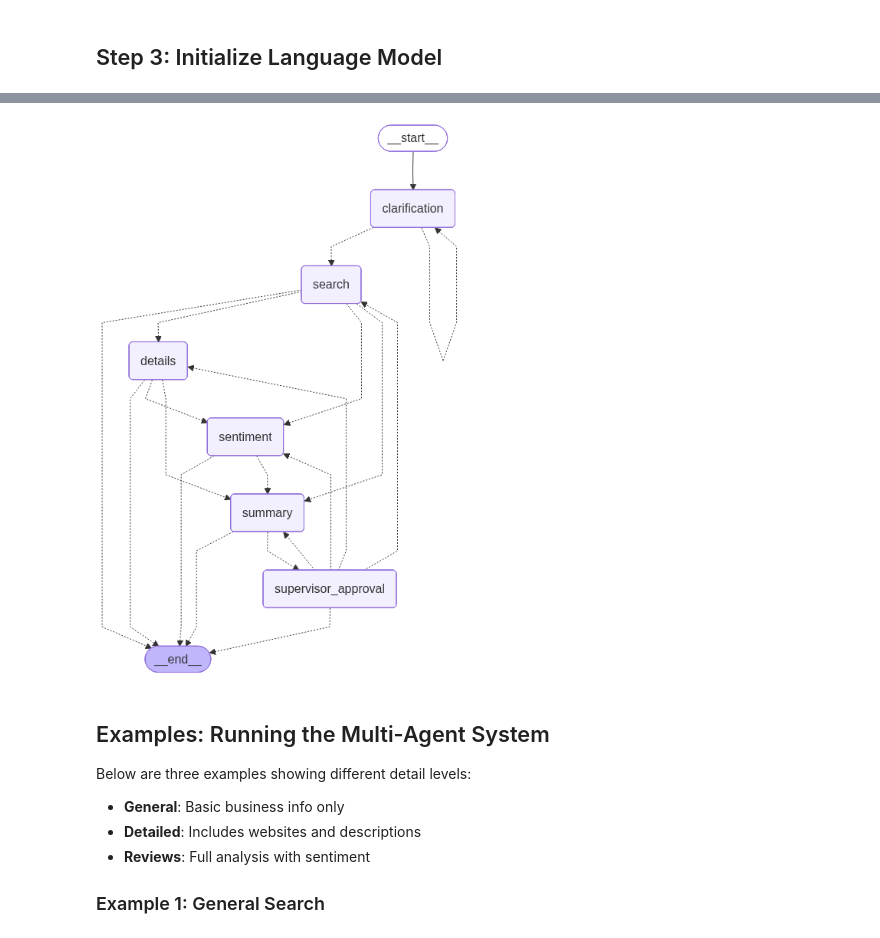
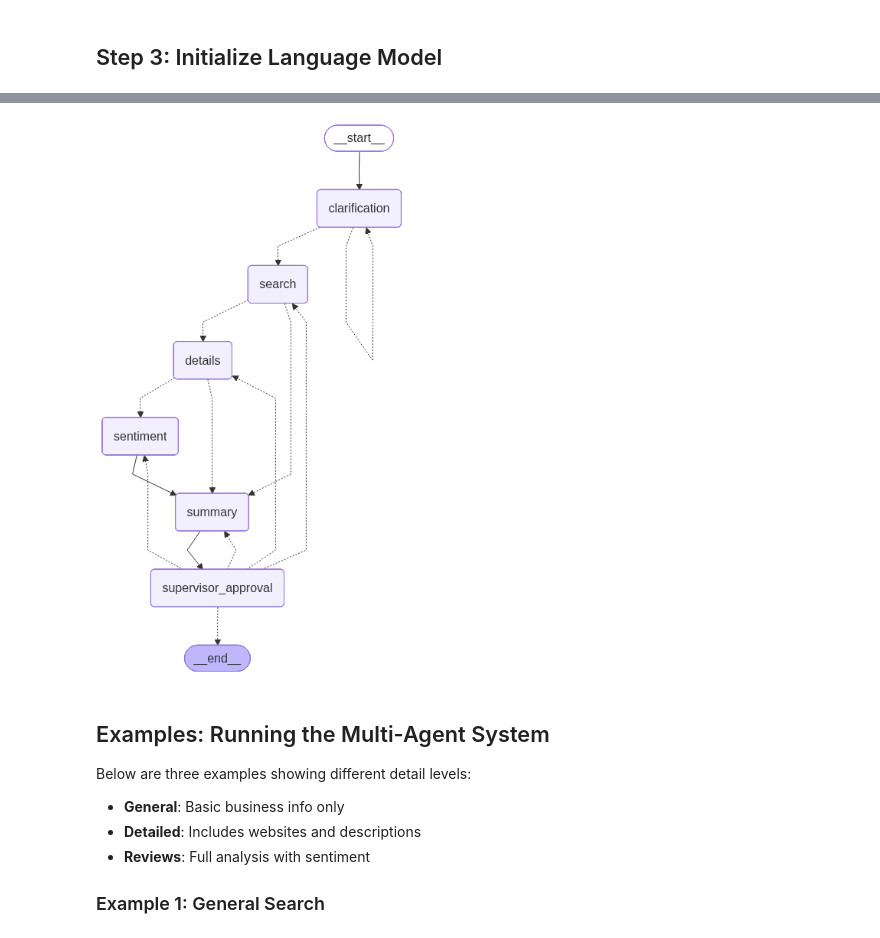
Before and after one commit to PacktPublishing/Building-Natural-Language-Pipelines, a Jupyter notebook: ch8/yelp-navigator/langgraph_multiagent_supervisor.ipynb, the cells around one changed output, grey strips where cells are left out. Drawn from its saved outputs; the diff is of its cells as text; code cells hidden in the pictures.

```diff
--- a/ch8/yelp-navigator/langgraph_multiagent_supervisor.ipynb
+++ b/ch8/yelp-navigator/langgraph_multiagent_supervisor.ipynb
@@ -92,16 +92,16 @@ else:
 # =============================================================================
 # STEP 2: Define Agent State
 # =============================================================================
-# AgentState is the "shared memory" for all agents in the workflow.
-# Each agent reads from and writes to this state as the workflow progresses.
+# AgentState is the "shared memory" for all nodes in the workflow.
+# Each node reads from and writes to this state as the workflow progresses.
 
 class AgentState(TypedDict):
-    """State shared across all agents in the workflow."""
+    """State shared across all nodes in the workflow."""
 
     # Conversation tracking
     messages: Annotated[List[BaseMessage], add]  # Full conversation history
 
-    # User intent (set by Clarification Agent)
+    # User intent (set by Clarification Node)
     user_query: str              # Original user question
     clarified_query: str         # What they're looking for (e.g., "Mexican restaurants")
     clarified_location: str      # Where to search (e.g., "Austin, Texas")
@@ -109,15 +109,15 @@ class AgentState(TypedDict):
 
     # Workflow control
     clarification_complete: bool  # True when ready to proceed to search
-    next_agent: str              # Which agent to call next (enables conditional routing)
+    next_agent: str              # Which node to call next (enables conditional routing)
 
-    # Agent results
-    agent_outputs: Dict[str, Any]  # Results from each agent (search, details, sentiment)
+    # Node results
+    agent_outputs: Dict[str, Any]  # Results from each node (search, details, sentiment)
 
     # Final output
     final_summary: str  # User-friendly response
 
-    # Quality control (for Supervisor Agent)
+    # Quality control (for Supervisor Approval Node)
     approval_attempts: int      # How many times supervisor has reviewed (max 2)
     needs_revision: bool        # True if summary needs improvement
     revision_feedback: str      # What to improve
@@ -135,35 +135,35 @@ llm = ChatOpenAI(model="gpt-4o", temperature=0)
 #             )
 # %%
 # =============================================================================
-# STEP 4: Create Agent Wrapper Functions
+# STEP 4: Create Node Wrapper Functions
 # =============================================================================
-# Wrappers pass the LLM to agents that need it for reasoning
+# Wrappers pass the LLM to nodes that need it for reasoning
 
 def clarification_agent_wrapper(state: AgentState) -> AgentState:
     """Extracts query, location, and detail level from user input."""
-    return clarification_agent(state, llm)
+    return clarification_node(state, llm)
 
 def supervisor_approval_agent_wrapper(state: AgentState) -> AgentState:
     """Reviews summary quality and decides if revision is needed."""
-    return supervisor_approval_agent(state, llm)
+    return supervisor_approval_node(state, llm)
 # %%
-# Wrappers pass tools to agents that interact with external pipelines
+# Wrappers pass tools to nodes that interact with external pipelines
 
 def search_agent_wrapper(state: AgentState) -> AgentState:
     """Searches for businesses using the Hayhooks search pipeline."""
-    return search_agent_node(state, search_businesses)
+    return search_node(state, search_businesses)
 
 def details_agent_wrapper(state: AgentState) -> AgentState:
     """Fetches business details (website, description) via Hayhooks."""
-    return details_agent_node(state, get_business_details)
+    return details_node(state, get_business_details)
 
 def sentiment_agent_wrapper(state: AgentState) -> AgentState:
     """Analyzes review sentiment via Hayhooks sentiment pipeline."""
-    return sentiment_agent_node(state, analyze_reviews_sentiment)
+    return sentiment_node(state, analyze_reviews_sentiment)
 
 def summary_agent_wrapper(state: AgentState) -> AgentState:
     """Synthesizes all information into a user-friendly response."""
-    return summary_agent_node(state, llm)
+    return summary_node(state, llm)
 # %%
 # =============================================================================
 # STEP 5: Define Routing Logic and Build the Workflow
@@ -206,14 +278,14 @@ print("✅ Multi-agent workflow compiled and ready!")
 # %%
 # Visualize the workflow graph
 try:
     from IPython.display import Image, display
-    display(Image(app.get_graph().draw_mermaid_png()))
+    display(Image(graph.get_graph().draw_mermaid_png()))
 except Exception as e:
     print(f"Could not display graph: {e}")
     print("\nGraph structure:")
-    print(app.get_graph())
+    print(graph.get_graph())
 # %% [output]
-[figure, old version]
+[figure, new version]
 # %% [markdown]
 ## Examples: Running the Multi-Agent System
 
```
Also changed, not shown: parts of 5 cells of this notebook, 6 other files.
